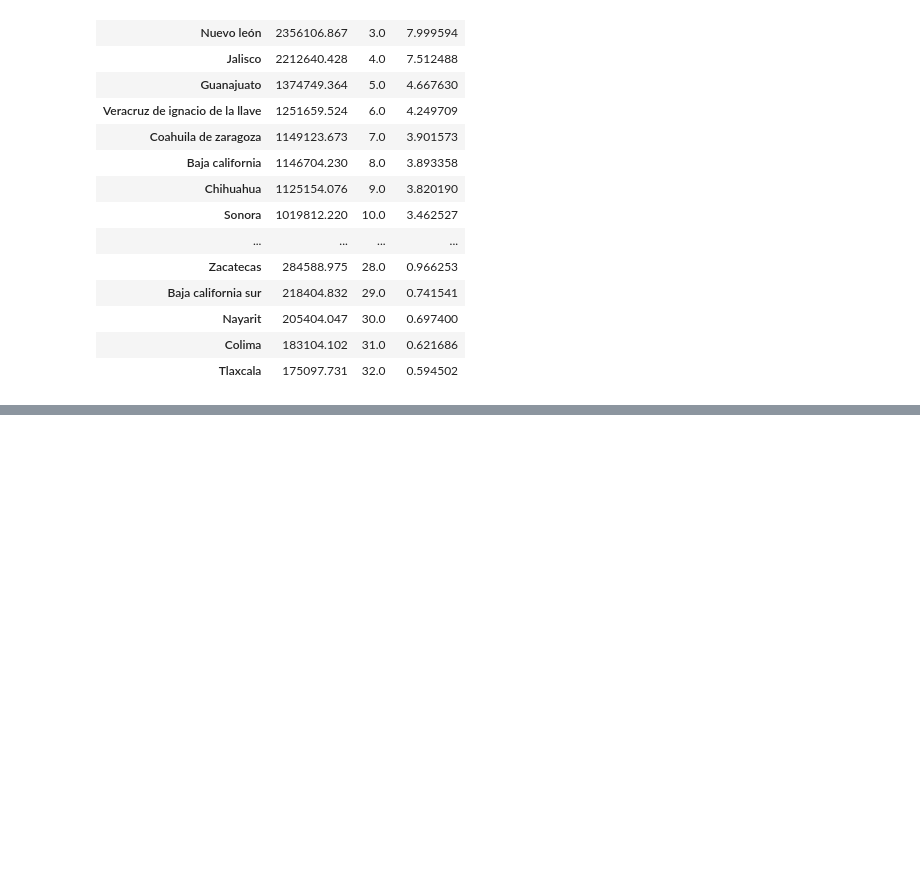
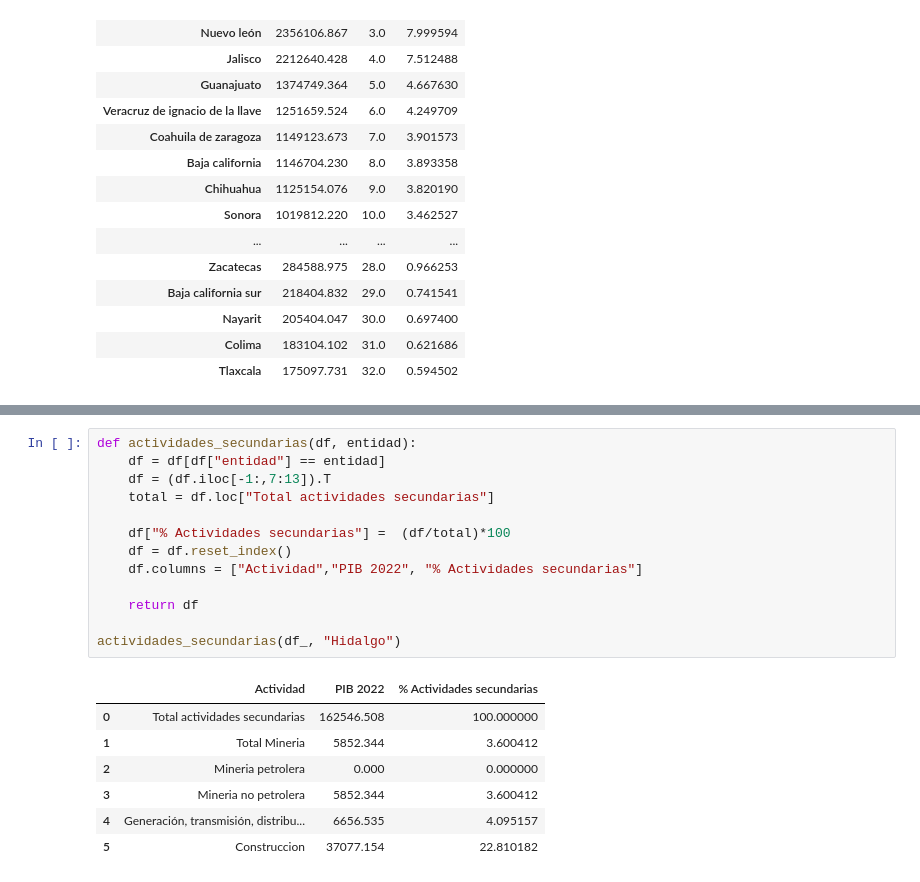
Before and after one commit to jfloresbmxt/fichas_estatales, a Jupyter notebook: pipelines/pib/pib.ipynb, the cells around one changed output, grey strips where cells are left out. Drawn from its saved outputs; the diff is of its cells as text; blank space fills up the shorter version.

```diff
--- a/pipelines/pib/pib.ipynb
+++ b/pipelines/pib/pib.ipynb
@@ -151,0 +213,21 @@ var_nac()
+# %%
+def actividades_secundarias(df, entidad):
+    df = df[df["entidad"] == entidad]
+    df = (df.iloc[-1:,7:13]).T
+    total = df.loc["Total actividades secundarias"]
+
+    df["% Actividades secundarias"] =  (df/total)*100
+    df = df.reset_index()
+    df.columns = ["Actividad","PIB 2022", "% Actividades secundarias"]
+
+    return df
+
+actividades_secundarias(df_, "Hidalgo")
+# %% [output]
+|  | Actividad | PIB 2022 | % Actividades secundarias |
+| 0 | Total actividades secundarias | 162546.508 | 100.000000 |
+| 1 | Total Mineria | 5852.344 | 3.600412 |
+| 2 | Mineria petrolera | 0.000 | 0.000000 |
+| 3 | Mineria no petrolera | 5852.344 | 3.600412 |
+| 4 | Generación, transmisión, distribu... | 6656.535 | 4.095157 |
+| 5 | Construccion | 37077.154 | 22.810182 |
```
Also changed, not shown: parts of 13 cells of this notebook, 40 other files.
